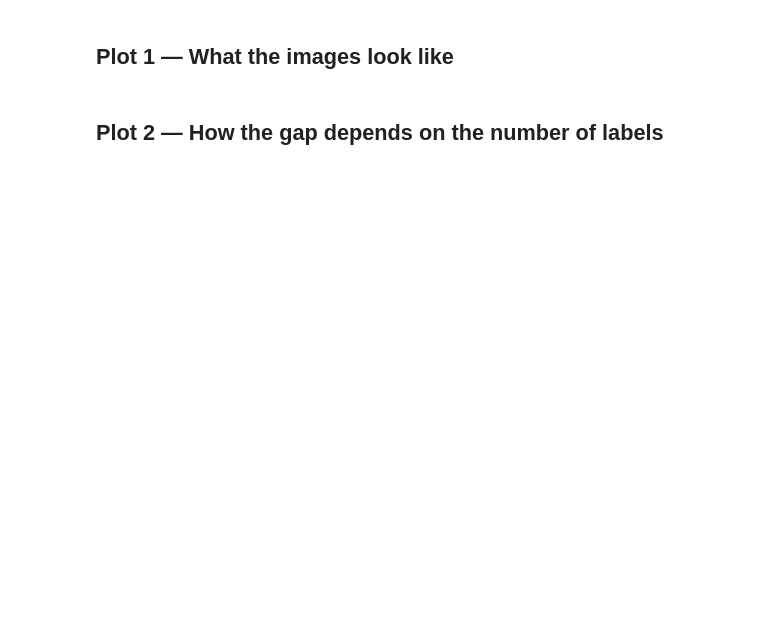
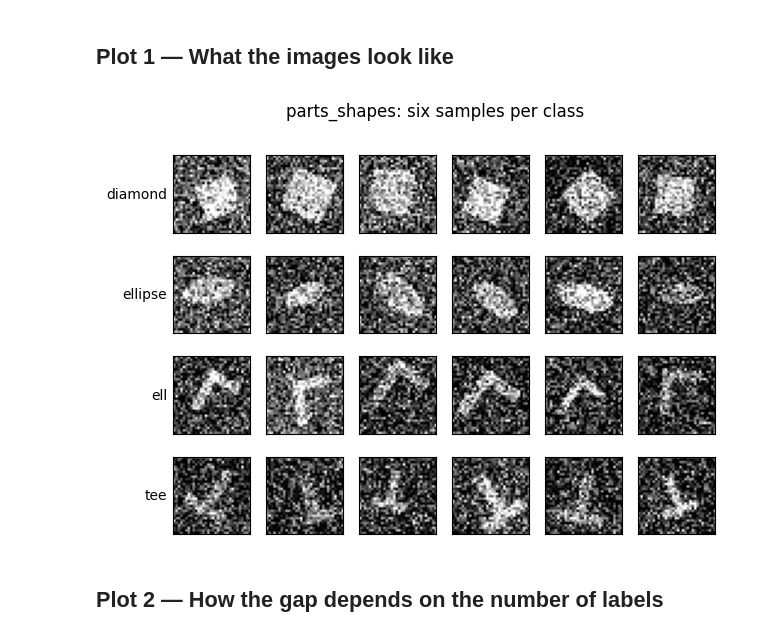
Before and after one commit to rhddnjs1974/machine-learning-project, a Jupyter notebook: lab05/notebooks/lab05_visualization.ipynb, the cells around one changed output. Drawn from its saved outputs; the diff is of its cells as text; code cells hidden in the pictures; blank space fills up the shorter version.

```diff
--- a/lab05/notebooks/lab05_visualization.ipynb
+++ b/lab05/notebooks/lab05_visualization.ipynb
@@ -33,2 +31,17 @@ results
+# %%
+fig, axes = plt.subplots(4, 6, figsize=(7, 5))
+for c in range(4):
+    idx = torch.nonzero(y == c).ravel()[:6]
+    for j in range(6):
+        ax = axes[c, j]
+        ax.imshow(X[idx[j], 0], cmap='gray')
+        ax.set_xticks([])
+        ax.set_yticks([])
+    axes[c, 0].set_ylabel(CLASSES[c], rotation=0, ha='right', va='center')
+fig.suptitle('parts_shapes: six samples per class')
+plt.savefig('fig1.png', dpi=150, bbox_inches='tight')
+plt.show()
+# %% [output]
+[figure, added]
 # %% [markdown]
 ## Plot 2 — How the gap depends on the number of labels
```
Also changed, not shown: parts of 6 cells of this notebook, 6 other files.
